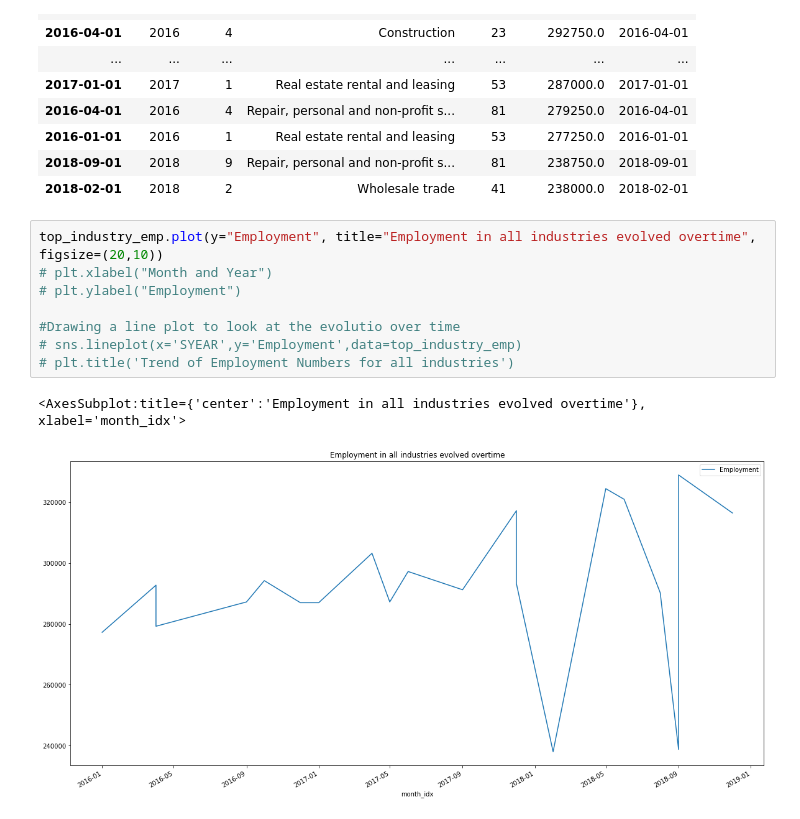
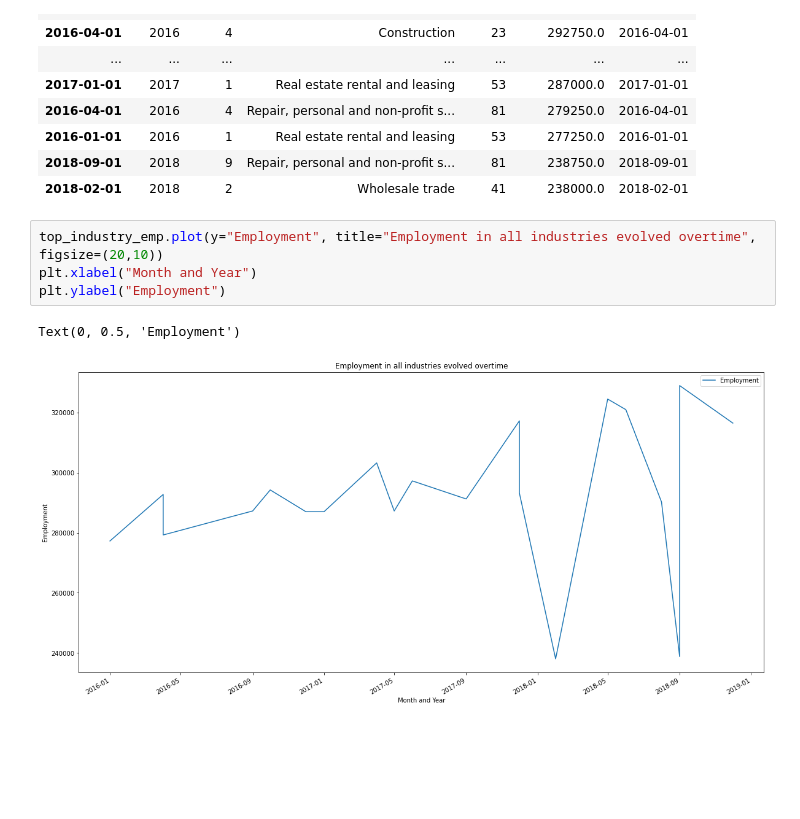
Before and after one commit to geehaad/Time-Series-Analysis-of-NAICS, a Jupyter notebook: Time Series Analysis of NAICS.ipynb, the cells around one changed output. Drawn from its saved outputs; the diff is of its cells as text; blank space fills up the shorter version.

```diff
--- a/Time Series Analysis of NAICS.ipynb
+++ b/Time Series Analysis of NAICS.ipynb
@@ -451,12 +451,8 @@ top_industry_emp
 | 2018-02-01 | 2018 | 2 | Wholesale trade | 41 | 238000.0 | 2018-02-01 |
 # %%
 top_industry_emp.plot(y="Employment", title="Employment in all industries evolved overtime", figsize=(20,10))
-# plt.xlabel("Month and Year")
-# plt.ylabel("Employment")
-
-#Drawing a line plot to look at the evolutio over time
-# sns.lineplot(x='SYEAR',y='Employment',data=top_industry_emp)
-# plt.title('Trend of Employment Numbers for all industries')
+plt.xlabel("Month and Year")
+plt.ylabel("Employment")
 # %% [output]
-<AxesSubplot:title={'center':'Employment in all industries evolved overtime'}, xlabel='month_idx'>
+Text(0, 0.5, 'Employment')
-[figure, old version]
+[figure, new version]
```
Also changed, not shown: parts of 4 cells of this notebook.
